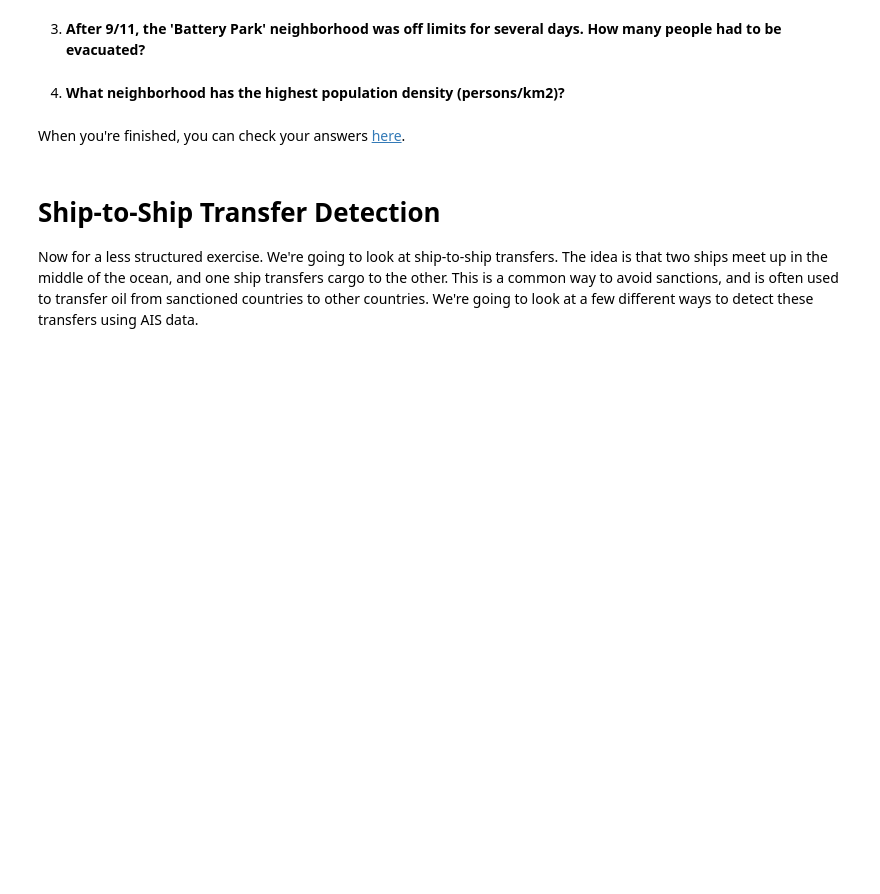
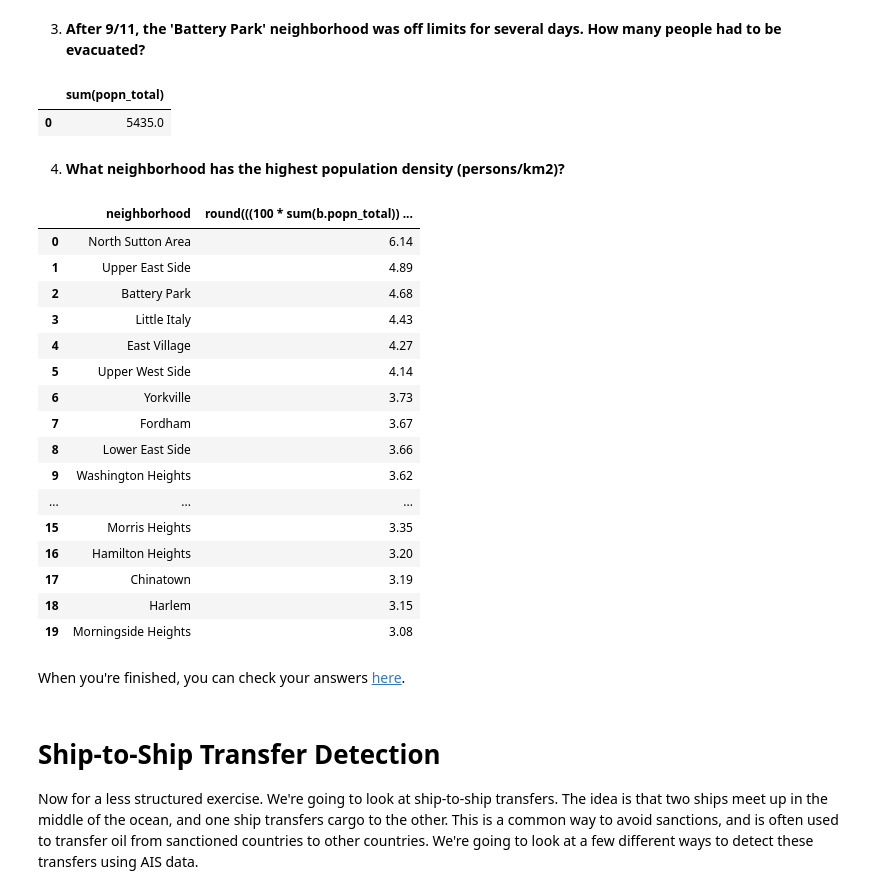
Before and after one commit to lukegbenson/casa0025, a Jupyter notebook: notebooks/W04_postgis2.ipynb, the cells around one changed output. Cells and saved outputs as stored; diff of their text form; code cells hidden in the pictures; blank space fills up the shorter version.

```diff
--- a/notebooks/W04_postgis2.ipynb
+++ b/notebooks/W04_postgis2.ipynb
@@ -61,7 +143,46 @@ Download the [nyc_data.zip](https://github.com/opengeos/data/raw/main/duckdb/nyc
 # %% [markdown]
 3. **After 9/11, the \'Battery Park\' neighborhood was off limits for several days. How many people had to be evacuated?**
+# %%
+%%sql
+
+select sum(popn_total)
+from nyc_census_blocks b
+inner join nyc_neighborhoods n
+  on st_contains(n.geom, b.geom)
+where lower(n.name) like '%battery park%'
+# %% [output]
+|  | sum(popn_total) |
+| 0 | 5435.0 |
 # %% [markdown]
 4. **What neighborhood has the highest population density (persons/km2)?**
+# %%
+%%sql
+
+select n.name neighborhood, round(100 * sum(b.popn_total) / sum(st_area(b.geom)), 2)
+from nyc_census_blocks b
+inner join nyc_neighborhoods n
+  on st_contains(n.geom, b.geom)
+group by 1
+order by 2 desc
+limit 20
+# %% [output]
+|  | neighborhood | round(((100 * sum(b.popn_total)) ... |
+| 0 | North Sutton Area | 6.14 |
+| 1 | Upper East Side | 4.89 |
+| 2 | Battery Park | 4.68 |
+| 3 | Little Italy | 4.43 |
+| 4 | East Village | 4.27 |
+| 5 | Upper West Side | 4.14 |
+| 6 | Yorkville | 3.73 |
+| 7 | Fordham | 3.67 |
+| 8 | Lower East Side | 3.66 |
+| 9 | Washington Heights | 3.62 |
+| ... | ... | ... |
+| 15 | Morris Heights | 3.35 |
+| 16 | Hamilton Heights | 3.20 |
+| 17 | Chinatown | 3.19 |
+| 18 | Harlem | 3.15 |
+| 19 | Morningside Heights | 3.08 |
 # %% [markdown]
 When you're finished, you can check your answers [here](https://postgis.net/workshops/postgis-intro/joins_exercises.html).
 # %% [markdown]
```
Also changed, not shown: parts of 7 cells of this notebook.
